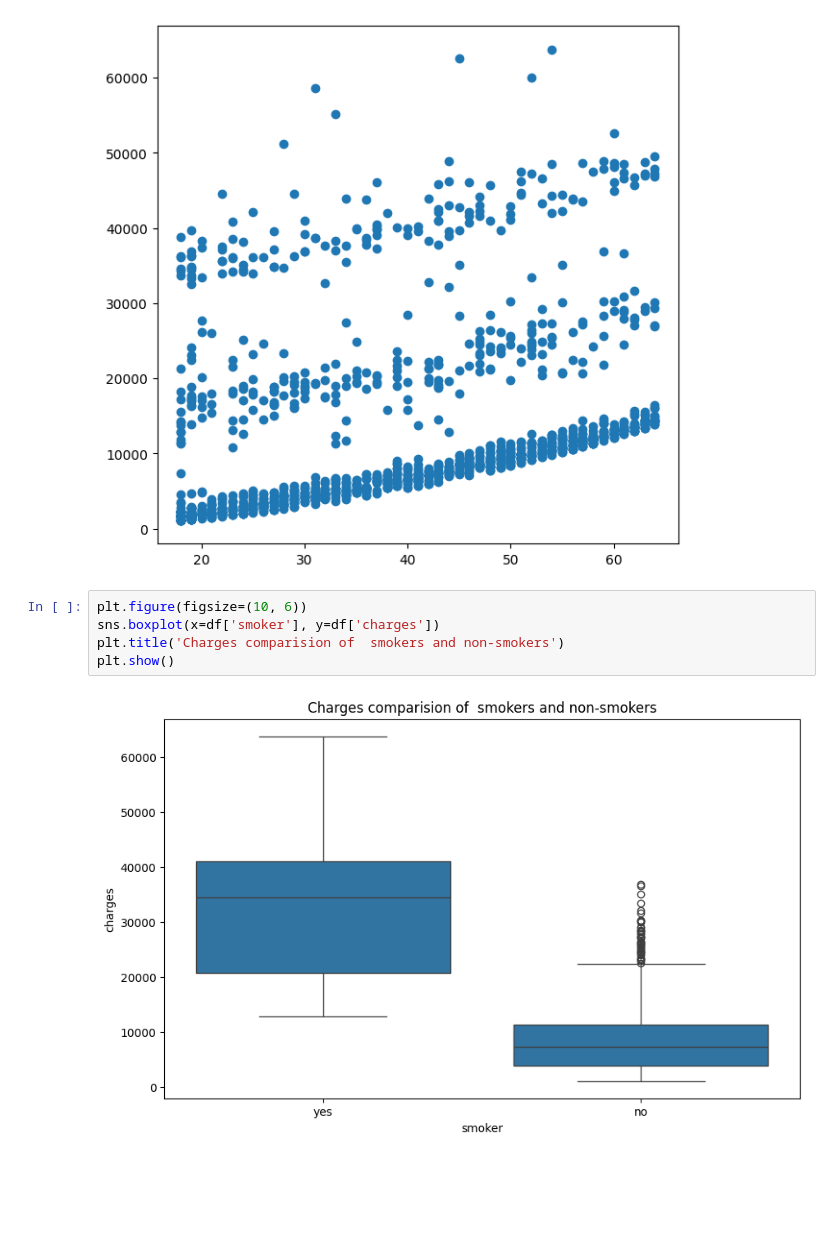
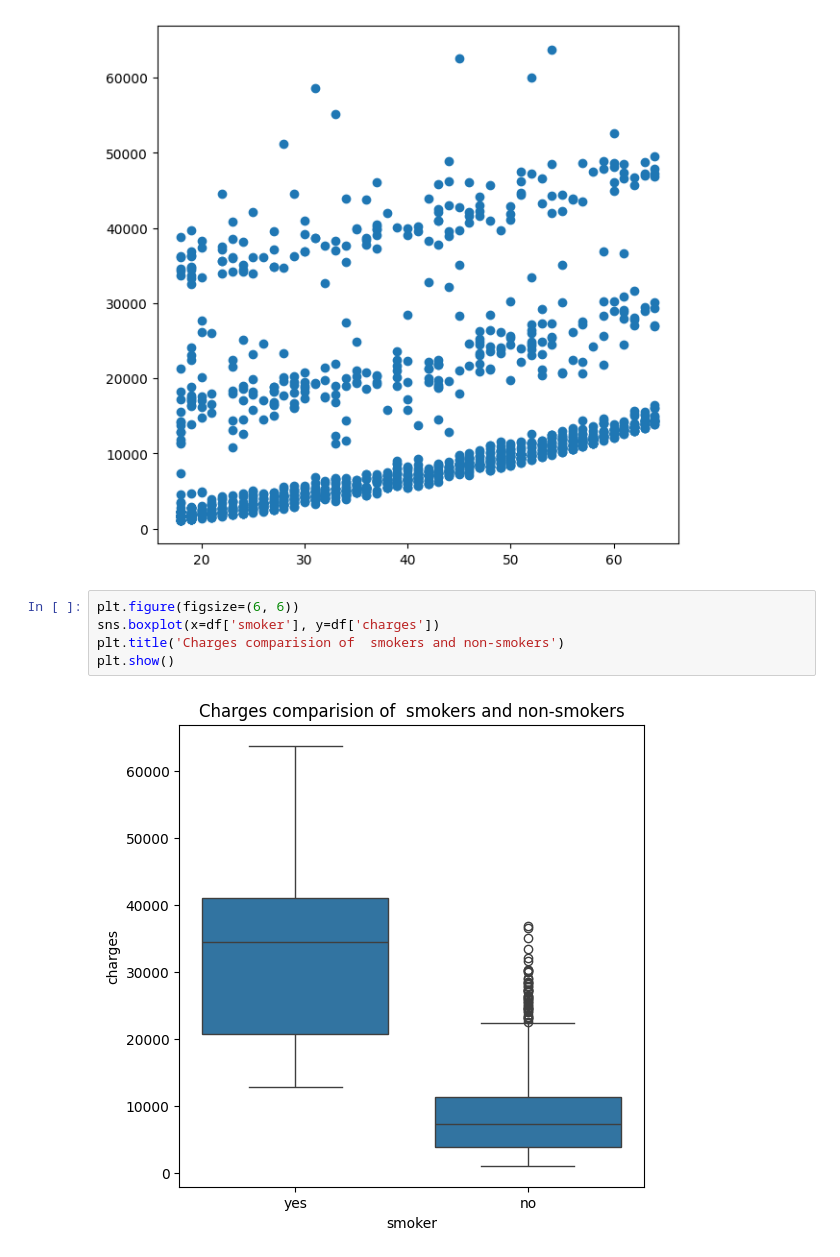
Before and after one commit to Rohan120805/DAVProject, a Jupyter notebook: code.ipynb, the cells around one changed output. Saved outputs shown, nothing was run; the diff lists cells and outputs as text; blank space fills up the shorter version.

```diff
--- a/code.ipynb
+++ b/code.ipynb
@@ -74,10 +52,10 @@ plt.show()
 # %% [output]
 [figure]
 # %%
-plt.figure(figsize=(10, 6))
+plt.figure(figsize=(6, 6))
 sns.boxplot(x=df['smoker'], y=df['charges'])
 plt.title('Charges comparision of  smokers and non-smokers')
 plt.show()
 # %% [output]
-[figure, old version]
+[figure, new version]
 # %%
```
Also changed, not shown: parts of 4 cells of this notebook.
